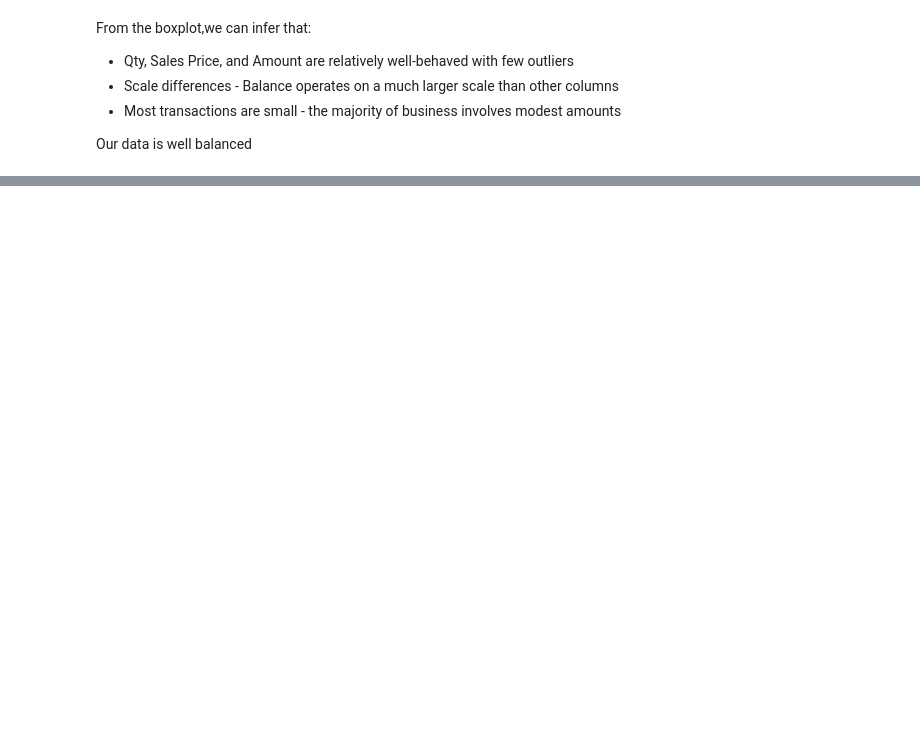
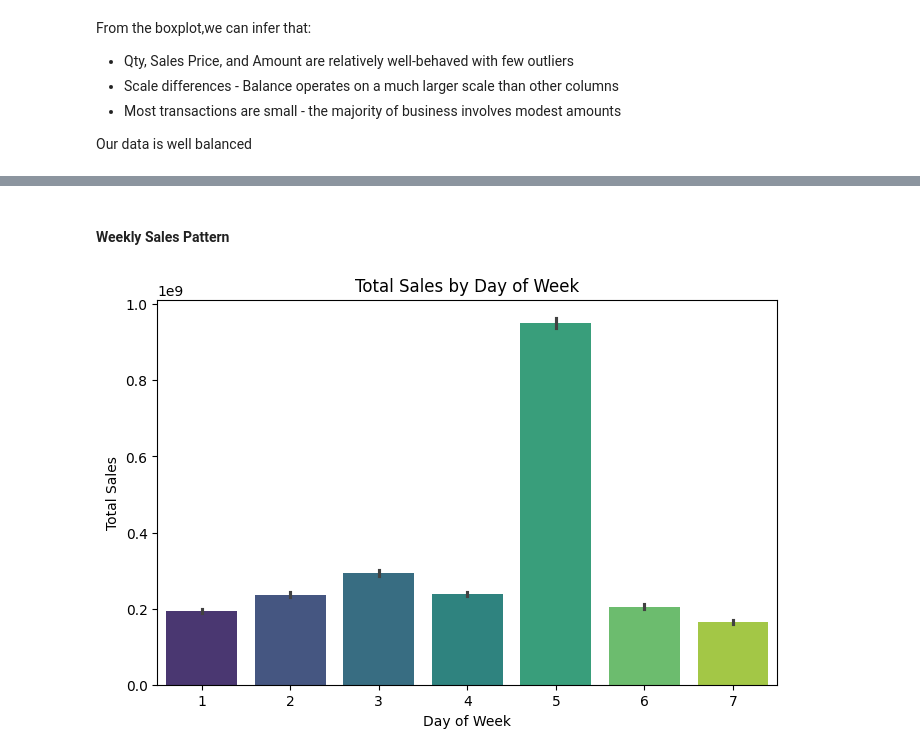
Before and after one commit to Kate-Maina/Group-2-Capstone-Project, a Jupyter notebook: index.ipynb, the cells around one changed output, grey strips where cells are left out. Saved outputs shown, nothing was run; the diff lists cells and outputs as text; code cells hidden in the pictures; blank space fills up the shorter version.

```diff
--- a/index.ipynb
+++ b/index.ipynb
@@ -517,0 +630,14 @@ Our data is well balanced
+# %% [markdown]
+#### Weekly Sales Pattern
+# %%
+# Time Series Analysis
+
+# Weekly pattern (sales by day of week)
+plt.figure(figsize=(8,5))
+sns.barplot(x="DayOfWeek", y="Amount", data=df, estimator=sum, palette="viridis")
+plt.title("Total Sales by Day of Week")
+plt.xlabel("Day of Week")
+plt.ylabel("Total Sales")
+plt.show()
+# %% [output]
+[figure, added]
```
Also changed, not shown: parts of 30 cells of this notebook.
